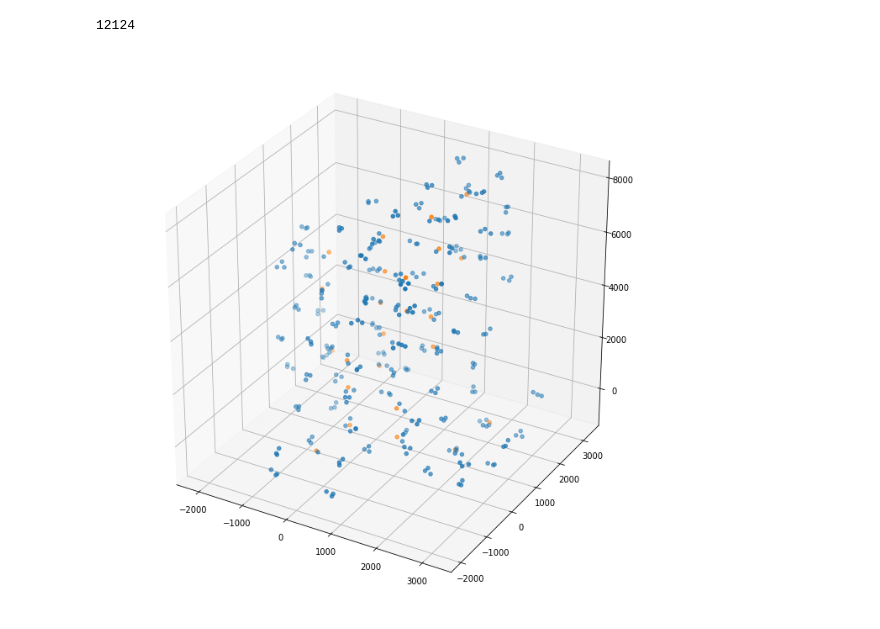
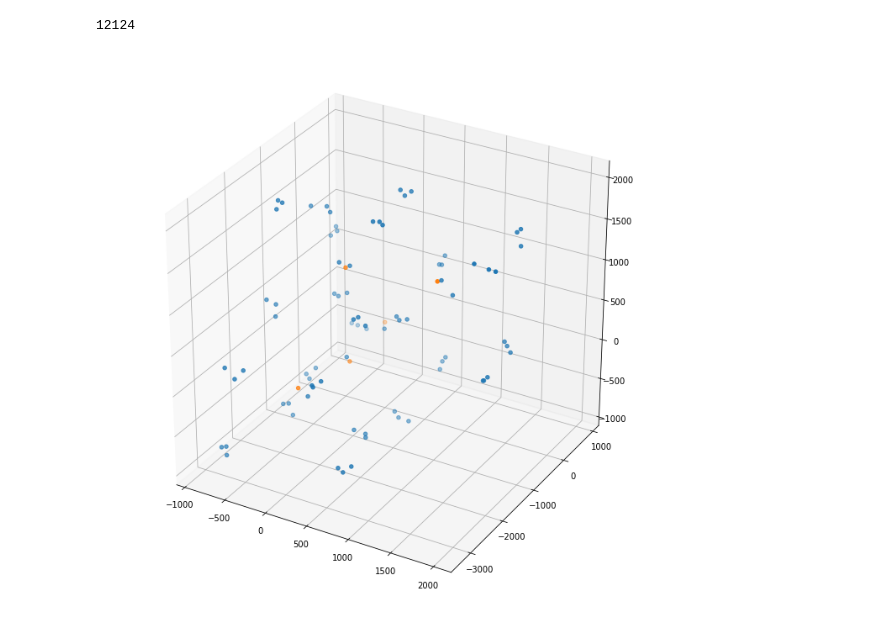
Before and after one commit to mdzimmerman/advent2021, a Jupyter notebook: day19/day19.ipynb, the cells around one changed output. Saved outputs shown, nothing was run; the diff lists cells and outputs as text; code cells hidden in the pictures.

Commit message:
more visualizations

```diff
--- a/day19/day19.ipynb
+++ b/day19/day19.ipynb
@@ -338,11 +338,14 @@ np.max(inp_sensor_distances)
 # %% [output]
 12124
 # %%
+def display(beacons, sensors):
 #inp_beacons[:,0]
-fig = plt.figure(figsize=(12,12))
-ax = fig.add_subplot(111, projection='3d')
-ax.scatter(inp_beacons[:,0], inp_beacons[:,1], inp_beacons[:,2])
-ax.scatter(inp_sensors[:,0], inp_sensors[:,1], inp_sensors[:,2])
-plt.show()
+    fig = plt.figure(figsize=(12,12))
+    ax = fig.add_subplot(111, projection='3d')
+    ax.scatter(beacons[:,0], beacons[:,1], beacons[:,2])
+    ax.scatter(sensors[:,0], sensors[:,1], sensors[:,2])
+    plt.show()
+
+display(test_beacons, test_sensors)
 # %% [output]
-[figure, old version]
+[figure, new version]
```
Also changed, not shown: parts of 1 cell of this notebook.
